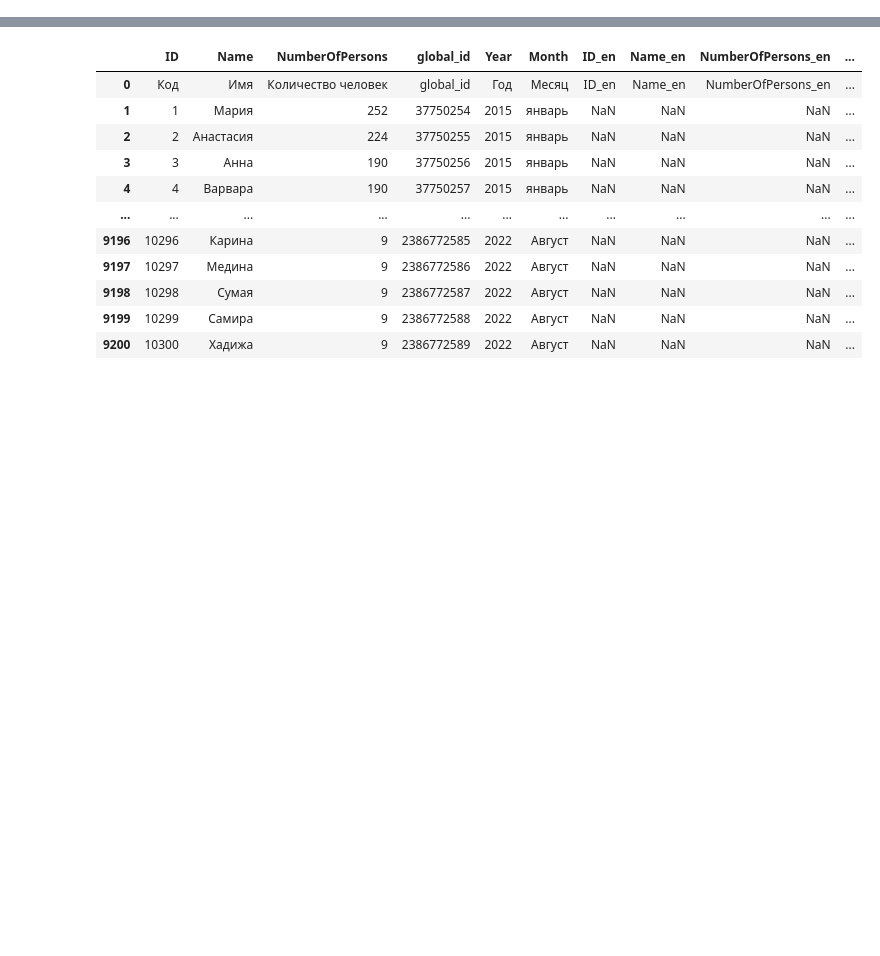
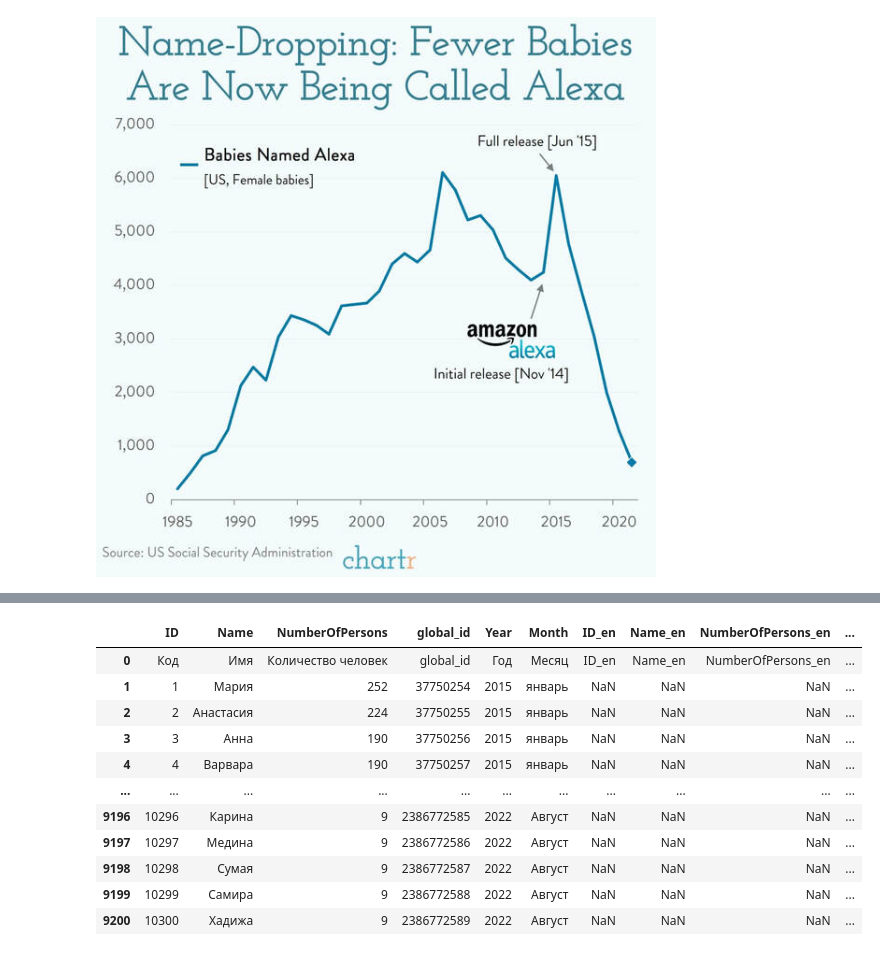
Before and after one commit to yanapiskovaya/Column-and-Alice, a Jupyter notebook: Alice.ipynb, the cells around one changed output, grey strips where cells are left out. Saved outputs shown, nothing was run; the diff lists cells and outputs as text; code cells hidden in the pictures; blank space fills up the shorter version.

```diff
--- a/Alice.ipynb
+++ b/Alice.ipynb
@@ -3,0 +8,5 @@ import chardet
+# %%
+from IPython.display import Image
+Image('photo_Alexa.jpg')
+# %% [output]
+[figure, added]
```
Also changed, not shown: parts of 19 cells of this notebook.
